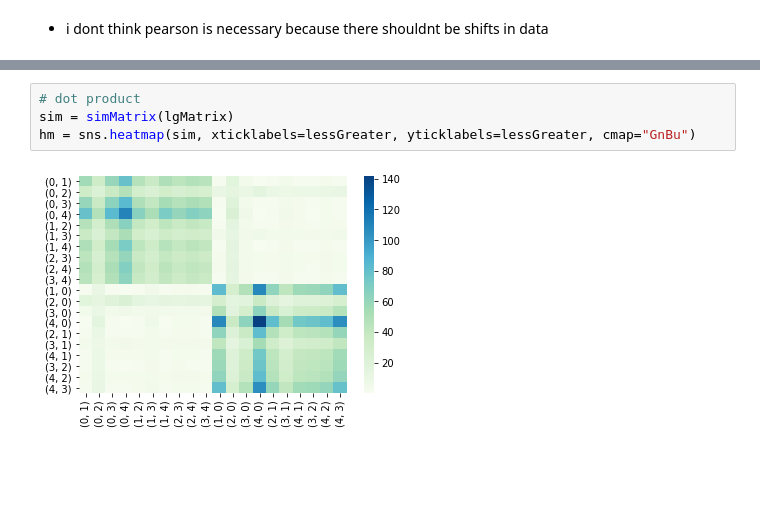
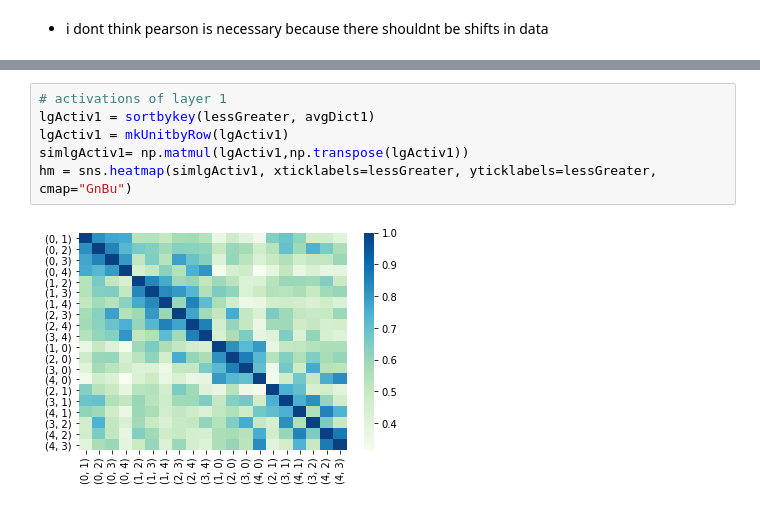
Before and after one commit to riddhi0101/Learning-NeuralNets, a Jupyter notebook: ActivationsRec.ipynb, the cells around one changed output, grey strips where cells are left out. Saved outputs shown, nothing was run; the diff lists cells and outputs as text; blank space fills up the shorter version.

```diff
--- a/ActivationsRec.ipynb
+++ b/ActivationsRec.ipynb
@@ -550,6 +507,8 @@ hm = sns.heatmap(simSorted2, xticklabels=lessGreater, yticklabels=lessGreater, c
-# %%
-# dot product
-sim = simMatrix(lgMatrix)
-hm = sns.heatmap(sim, xticklabels=lessGreater, yticklabels=lessGreater, cmap="GnBu")
-# %% [output]
-[figure, removed]
+# %%
+# activations of layer 1
+lgActiv1 = sortbykey(lessGreater, avgDict1)
+lgActiv1 = mkUnitbyRow(lgActiv1)
+simlgActiv1= np.matmul(lgActiv1,np.transpose(lgActiv1))
+hm = sns.heatmap(simlgActiv1, xticklabels=lessGreater, yticklabels=lessGreater, cmap="GnBu")
+# %% [output]
+[figure, added]
```
Also changed, not shown: parts of 20 cells of this notebook.
